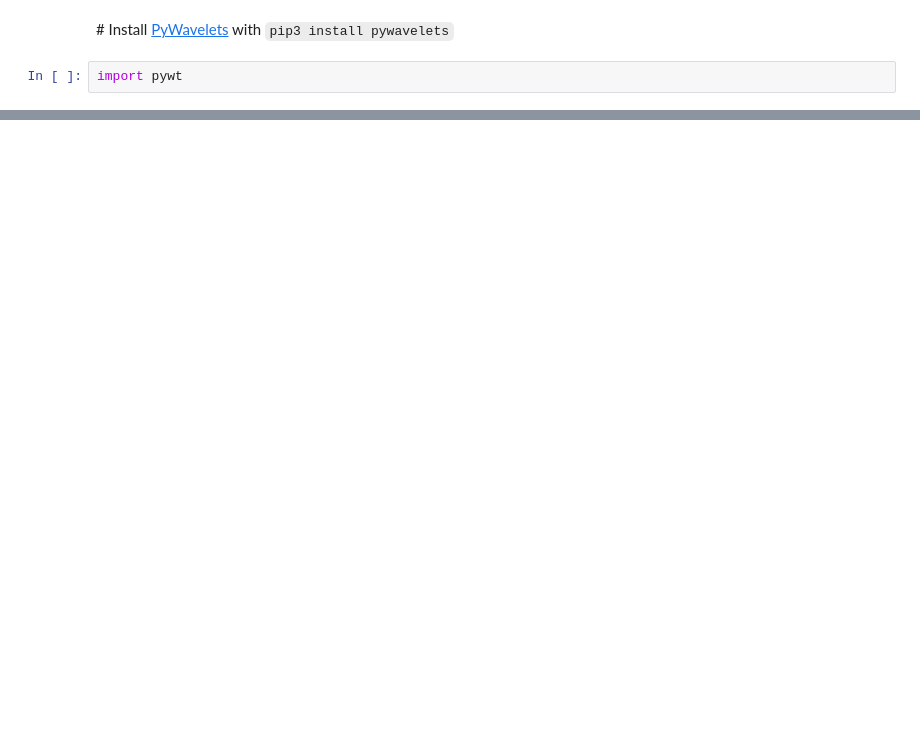
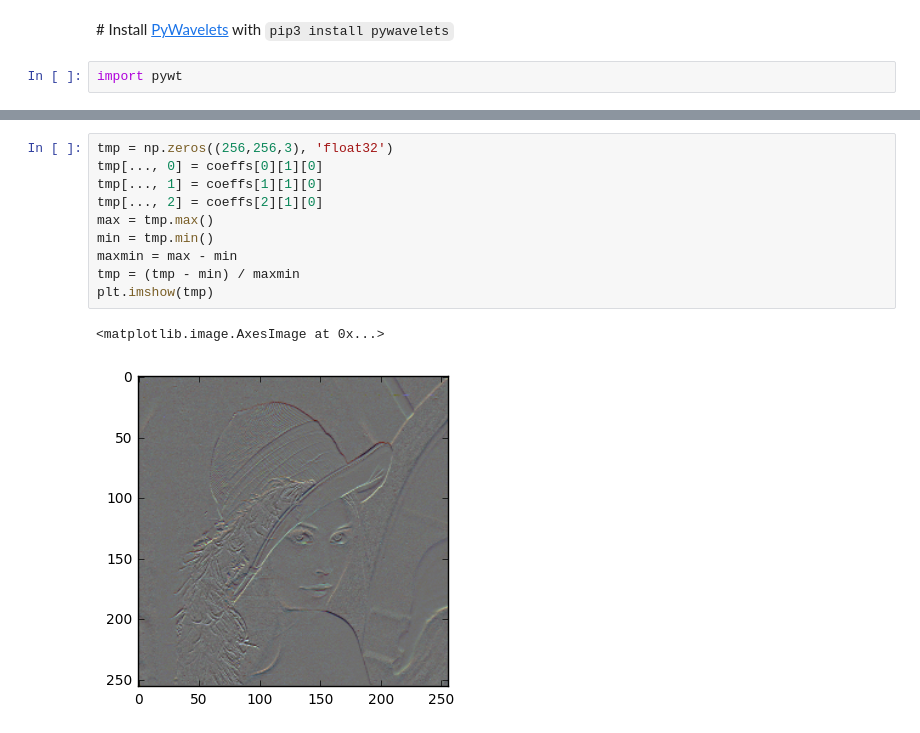
Before and after one commit to vicente-gonzalez-ruiz/pyramids-and-wavelets, a Jupyter notebook: Pyramids_and_Wavelets.ipynb, the cells around one changed output, grey strips where cells are left out. Drawn from its saved outputs; the diff is of its cells as text; blank space fills up the shorter version.

```diff
--- a/Pyramids_and_Wavelets.ipynb
+++ b/Pyramids_and_Wavelets.ipynb
@@ -322,0 +402,13 @@ import pywt
+# %%
+tmp = np.zeros((256,256,3), 'float32')
+tmp[..., 0] = coeffs[0][1][0]
+tmp[..., 1] = coeffs[1][1][0]
+tmp[..., 2] = coeffs[2][1][0]
+max = tmp.max()
+min = tmp.min()
+maxmin = max - min
+tmp = (tmp - min) / maxmin
+plt.imshow(tmp)
+# %% [output]
+<matplotlib.image.AxesImage at 0x...>
+[figure, added]
```
Also changed, not shown: parts of 17 cells of this notebook.
